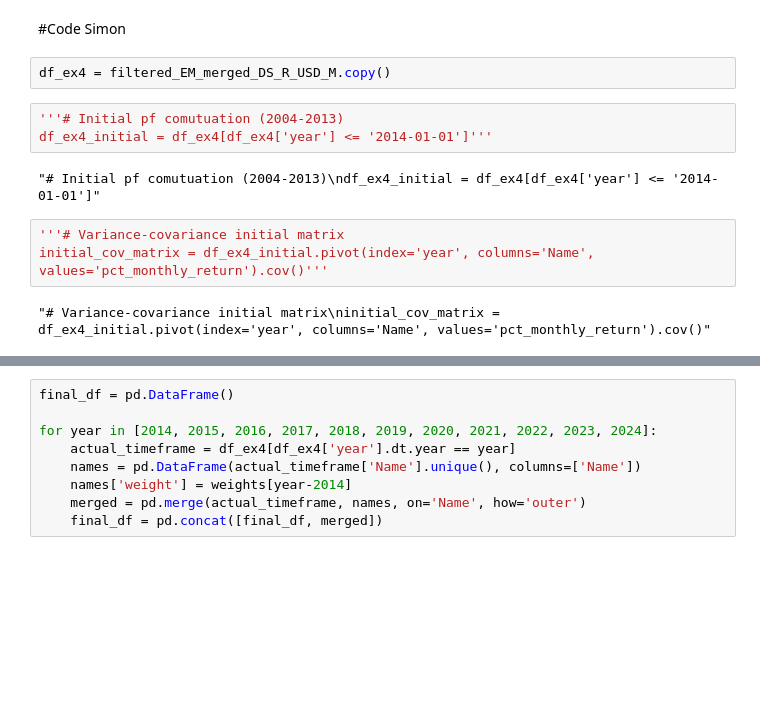
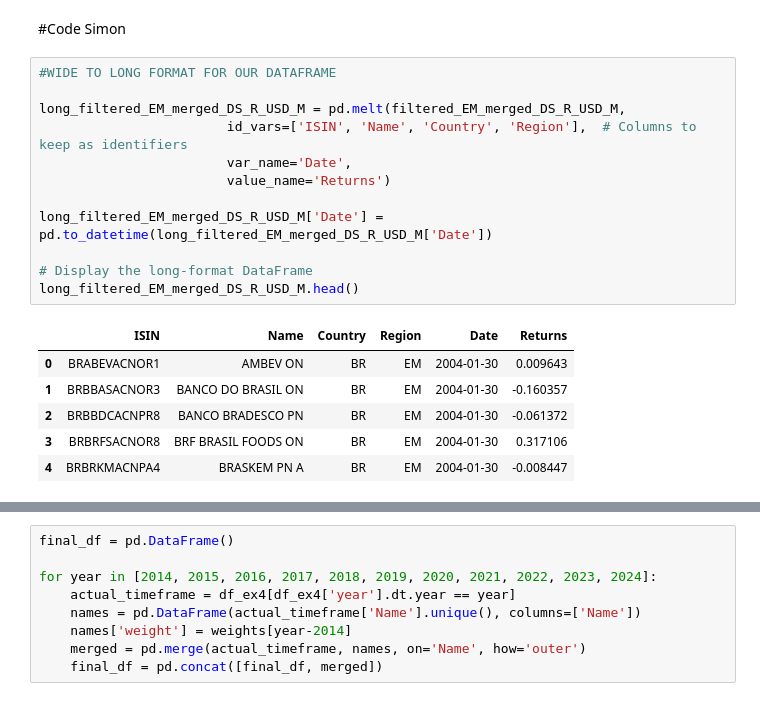
Before and after one commit to linneverh/Sust-Finance, a Jupyter notebook: assignment_1__Q4_finance_AP.ipynb, the cells around one changed output, grey strips where cells are left out. Cells and saved outputs as stored; diff of their text form; blank space fills up the shorter version.

```diff
--- a/assignment_1__Q4_finance_AP.ipynb
+++ b/assignment_1__Q4_finance_AP.ipynb
@@ -583,15 +584,22 @@ plt.show()
 [figure]
 # %% [markdown]
 #Code Simon
-# %%
-df_ex4 = filtered_EM_merged_DS_R_USD_M.copy()
-# %%
-'''# Initial pf comutuation (2004-2013)
-df_ex4_initial = df_ex4[df_ex4['year'] <= '2014-01-01']'''
-# %% [output]
-"# Initial pf comutuation (2004-2013)\ndf_ex4_initial = df_ex4[df_ex4['year'] <= '2014-01-01']"
-# %%
-'''# Variance-covariance initial matrix
-initial_cov_matrix = df_ex4_initial.pivot(index='year', columns='Name', values='pct_monthly_return').cov()'''
-# %% [output]
-"# Variance-covariance initial matrix\ninitial_cov_matrix = df_ex4_initial.pivot(index='year', columns='Name', values='pct_monthly_return').cov()"
+# %%
+#WIDE TO LONG FORMAT FOR OUR DATAFRAME
+
+long_filtered_EM_merged_DS_R_USD_M = pd.melt(filtered_EM_merged_DS_R_USD_M,
+                        id_vars=['ISIN', 'Name', 'Country', 'Region'],  # Columns to keep as identifiers
+                        var_name='Date',
+                        value_name='Returns')
+
+long_filtered_EM_merged_DS_R_USD_M['Date'] = pd.to_datetime(long_filtered_EM_merged_DS_R_USD_M['Date'])
+
+# Display the long-format DataFrame
+long_filtered_EM_merged_DS_R_USD_M.head()
+# %% [output]
+|  | ISIN | Name | Country | Region | Date | Returns |
+| 0 | BRABEVACNOR1 | AMBEV ON | BR | EM | 2004-01-30 | 0.009643 |
+| 1 | BRBBASACNOR3 | BANCO DO BRASIL ON | BR | EM | 2004-01-30 | -0.160357 |
+| 2 | BRBBDCACNPR8 | BANCO BRADESCO PN | BR | EM | 2004-01-30 | -0.061372 |
+| 3 | BRBRFSACNOR8 | BRF BRASIL FOODS ON | BR | EM | 2004-01-30 | 0.317106 |
+| 4 | BRBRKMACNPA4 | BRASKEM PN A | BR | EM | 2004-01-30 | -0.008447 |
```
Also changed, not shown: parts of 7 cells of this notebook.
